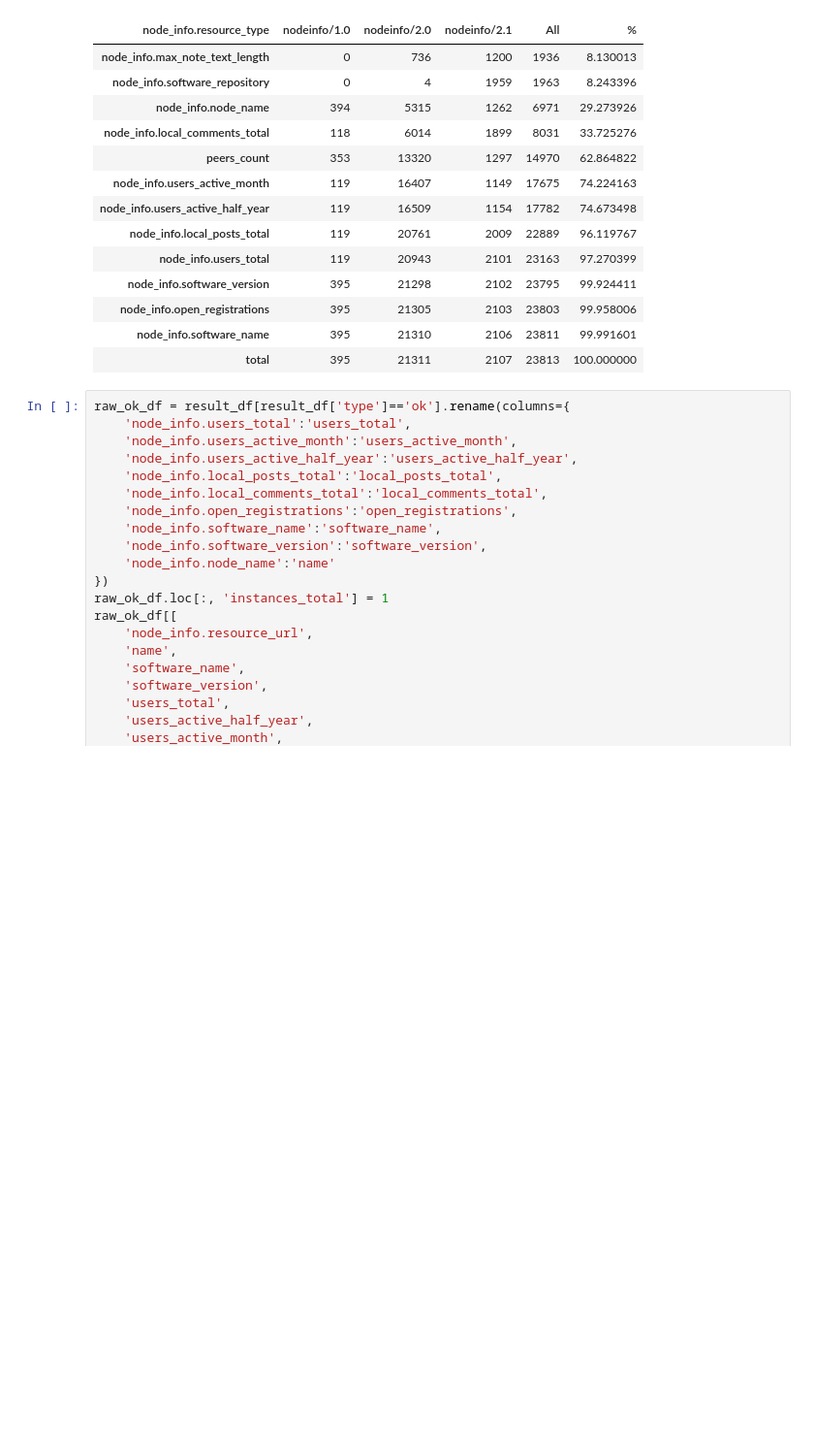
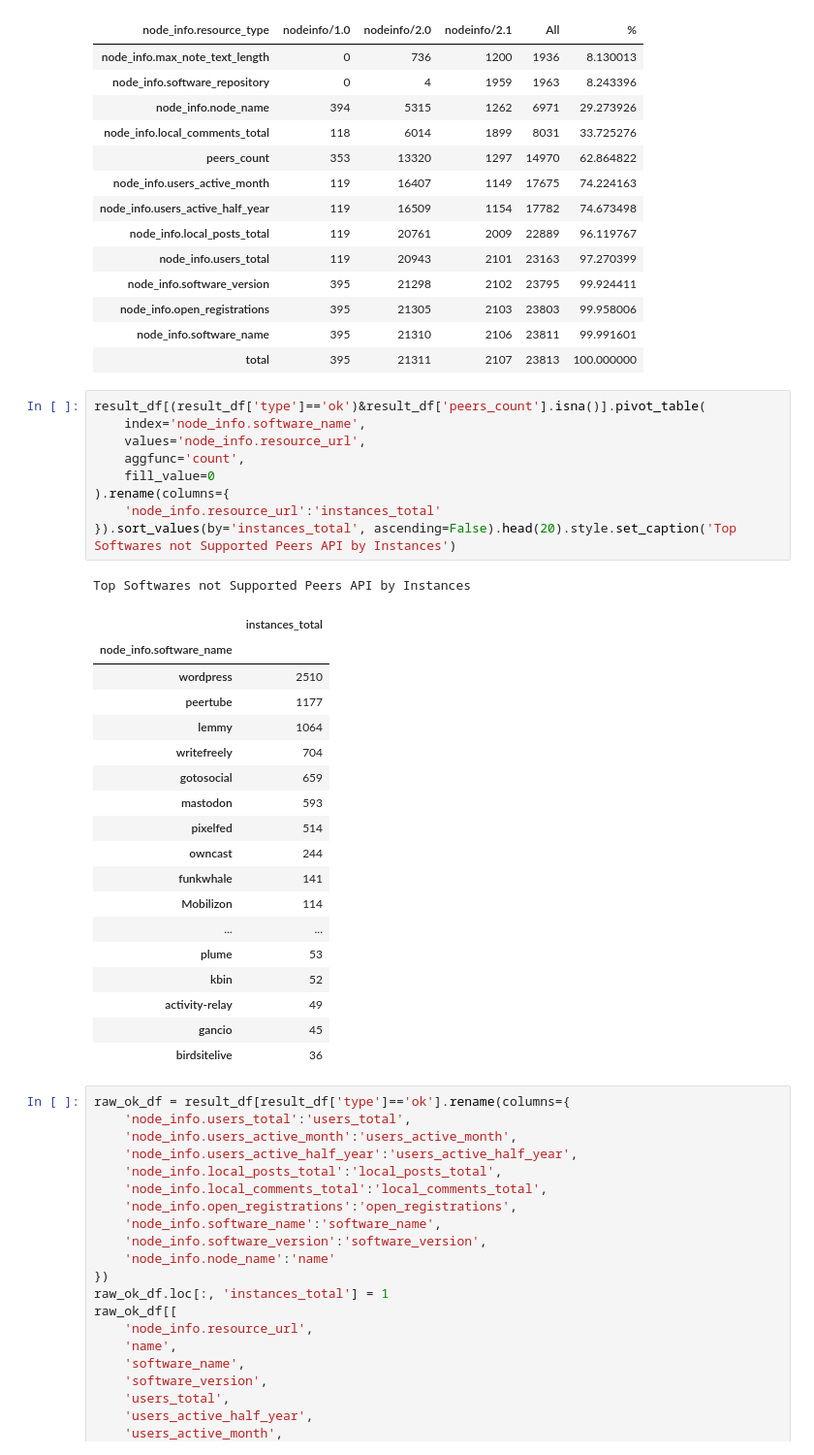
Before and after one commit to mizunashi-mana/fediverse-stats, a Jupyter notebook: notebook/fediverse-stats.ipynb, the cells around one changed output. Shown: that part at 97% size. Cells and saved outputs as stored; diff of their text form; blank space fills up the shorter version.

```diff
--- a/notebook/fediverse-stats.ipynb
+++ b/notebook/fediverse-stats.ipynb
@@ -173,6 +173,35 @@ Instances Supported Features
 | node_info.open_registrations | 395 | 21305 | 2103 | 23803 | 99.958006 |
 | node_info.software_name | 395 | 21310 | 2106 | 23811 | 99.991601 |
 | total | 395 | 21311 | 2107 | 23813 | 100.000000 |
+# %%
+result_df[(result_df['type']=='ok')&result_df['peers_count'].isna()].pivot_table(
+    index='node_info.software_name',
+    values='node_info.resource_url',
+    aggfunc='count',
+    fill_value=0
+).rename(columns={
+    'node_info.resource_url':'instances_total'
+}).sort_values(by='instances_total', ascending=False).head(20).style.set_caption('Top Softwares not Supported Peers API by Instances')
+# %% [output]
+Top Softwares not Supported Peers API by Instances
+|  | instances_total |
+| node_info.software_name |  |
+| wordpress | 2510 |
+| peertube | 1177 |
+| lemmy | 1064 |
+| writefreely | 704 |
+| gotosocial | 659 |
+| mastodon | 593 |
+| pixelfed | 514 |
+| owncast | 244 |
+| funkwhale | 141 |
+| Mobilizon | 114 |
+| ... | ... |
+| plume | 53 |
+| kbin | 52 |
+| activity-relay | 49 |
+| gancio | 45 |
+| birdsitelive | 36 |
 # %%
 raw_ok_df = result_df[result_df['type']=='ok'].rename(columns={
     'node_info.users_total':'users_total',
```
